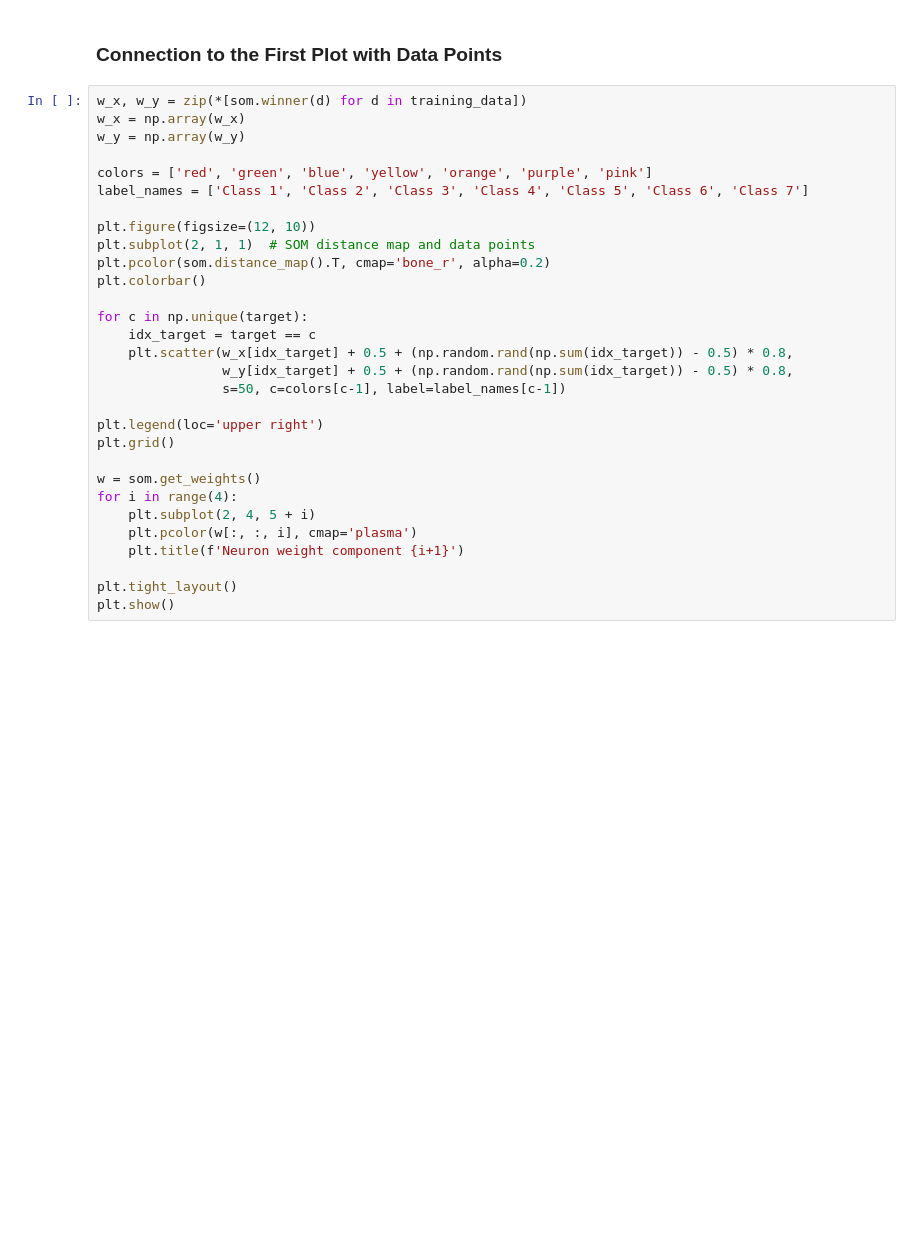
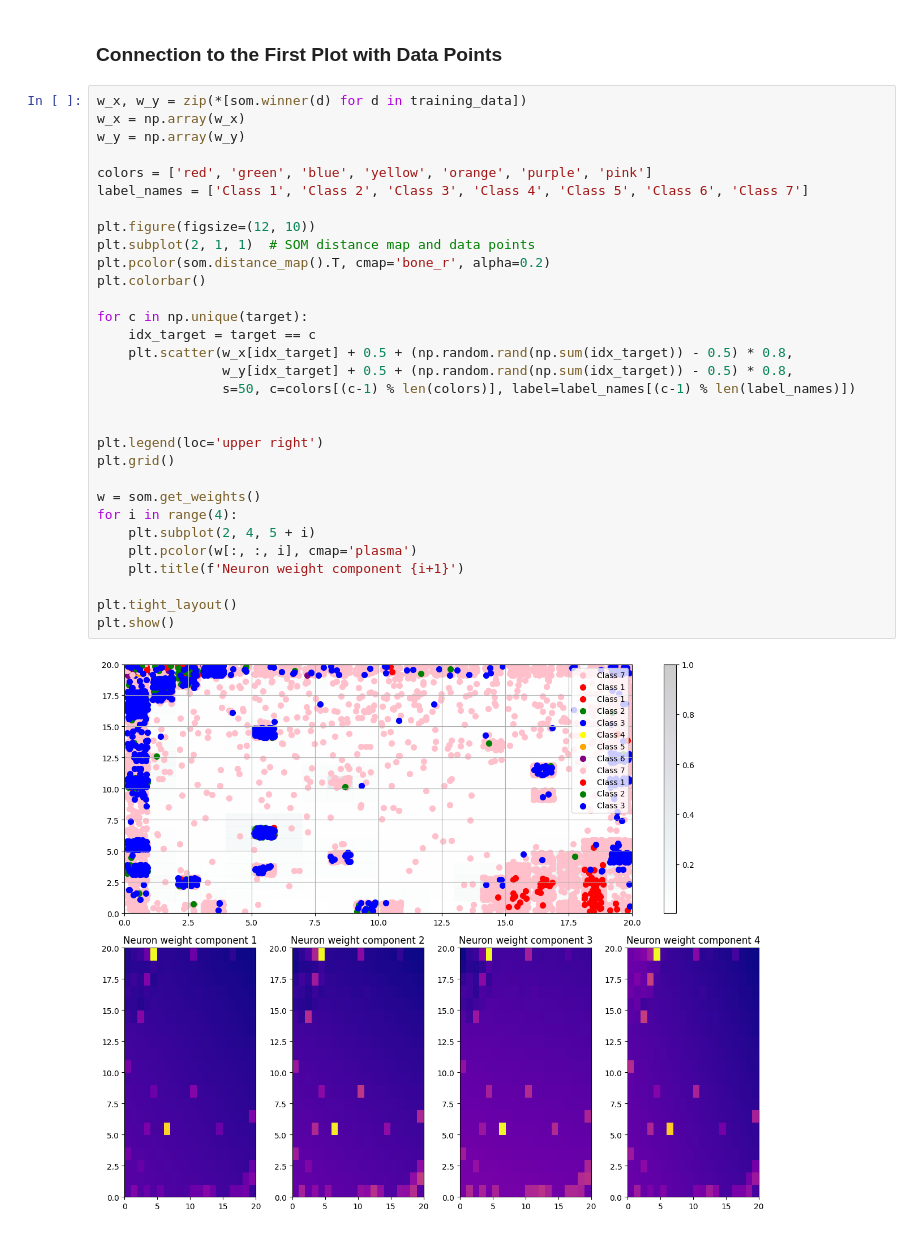
Before and after one commit to sebastianbuzdugan/A3-NeuralNetworks, a Jupyter notebook: output/SOM/SOM-Dry-Bean-data.ipynb, the cells around one changed output. Drawn from its saved outputs; the diff is of its cells as text; blank space fills up the shorter version.

```diff
--- a/output/SOM/SOM-Dry-Bean-data.ipynb
+++ b/output/SOM/SOM-Dry-Bean-data.ipynb
@@ -74,30 +95,33 @@ plt.show()
 # %%
 w_x, w_y = zip(*[som.winner(d) for d in training_data])
 w_x = np.array(w_x)
 w_y = np.array(w_y)
 
 colors = ['red', 'green', 'blue', 'yellow', 'orange', 'purple', 'pink']
 label_names = ['Class 1', 'Class 2', 'Class 3', 'Class 4', 'Class 5', 'Class 6', 'Class 7']
 
 plt.figure(figsize=(12, 10))
 plt.subplot(2, 1, 1)  # SOM distance map and data points
 plt.pcolor(som.distance_map().T, cmap='bone_r', alpha=0.2)
 plt.colorbar()
 
 for c in np.unique(target):
     idx_target = target == c
     plt.scatter(w_x[idx_target] + 0.5 + (np.random.rand(np.sum(idx_target)) - 0.5) * 0.8,
                 w_y[idx_target] + 0.5 + (np.random.rand(np.sum(idx_target)) - 0.5) * 0.8,
-                s=50, c=colors[c-1], label=label_names[c-1])
+                s=50, c=colors[(c-1) % len(colors)], label=label_names[(c-1) % len(label_names)])
+
 
 plt.legend(loc='upper right')
 plt.grid()
 
 w = som.get_weights()
 for i in range(4):
     plt.subplot(2, 4, 5 + i)
     plt.pcolor(w[:, :, i], cmap='plasma')
     plt.title(f'Neuron weight component {i+1}')
 
 plt.tight_layout()
 plt.show()
+# %% [output]
+[figure, added]
```
Also changed, not shown: parts of 3 cells of this notebook, 5 other files.
